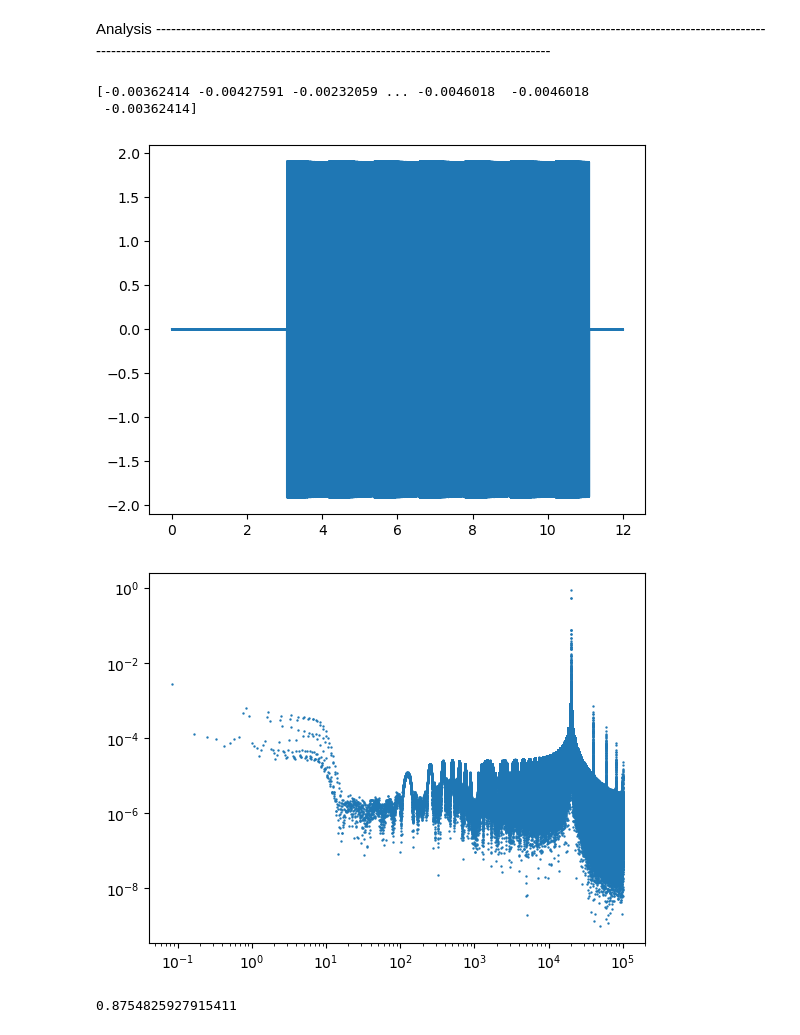
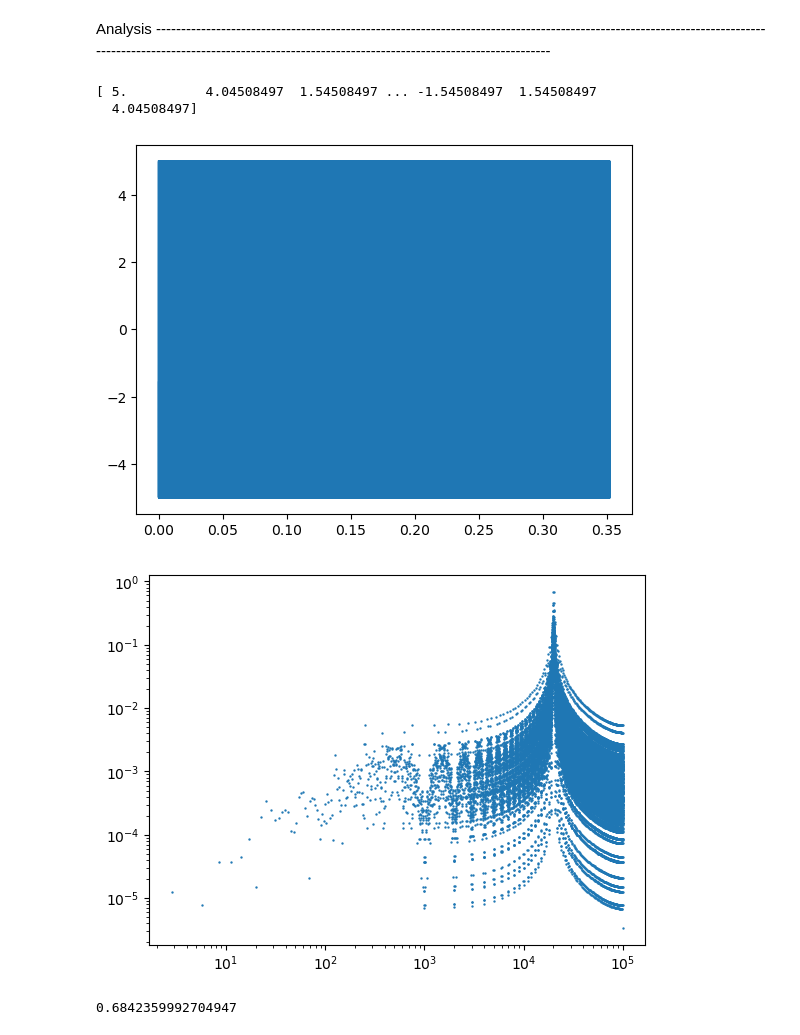
Before and after one commit to TapWhite/PE3, a Jupyter notebook: Code.ipynb, the cells around one changed output. Saved outputs shown, nothing was run; the diff lists cells and outputs as text; code cells hidden in the pictures.

```diff
--- a/Code.ipynb
+++ b/Code.ipynb
@@ -129,11 +150,12 @@ duration = 1
 readChannels = 'AI0'
 WriteChannels = 'AO0'
 filename = 'Test'
-message = "The quick brown fox jumps over the lazy dog."
-PREAMBLE_BITS = [0,0,0,0,0,0,1,0]*5
+message = "Omer je bent kankernigger"
+PREAMBLE_BITS = [0,0,0,0,0,0,1,0]*10
+POSTAMBLE_BITS = [0,0,0,0,0,0,1,1]*10
 delay = 0.1
 N_bits_to_plot = 8
 N_words_to_plot = 1
 carrier_freq = 20e3
-bit_rate = 1000
+bit_rate = 20000
 # %%
@@ -201,29 +345,29 @@ Reading Code End----------------------------------------------------------------
 Analysis ---------------------------------------------------------------------------------------------------------------------------------------------------------------------------------------------------------------------
 # %%
 
-data = np.load(f'data/{filename}.npz')
-time_array = data['time']
-voltage_out = data['voltage']
-print(voltage_out)
 
-plt.plot(time_array, voltage_out)
+received_signal = received_signal_sliced
+print(received_signal )
+
+plt.plot(time_array_new, received_signal )
 plt.show()
 
 # Make hanning window for spectral leackage
-hanning_window = np.hanning(len(voltage_out))
+
+hanning_window = np.hanning(len(received_signal ))
 
 # Apply the window to the signal
-AI0_voltage = AI0_voltage * hanning_window
-freqs, fft_values = daq.performRFFT(AI0_voltage, samplerate)
+received_signal = received_signal  * hanning_window
+freqs, fft_values = daq.performRFFT(received_signal , samplerate)
 
 plt.scatter(freqs, np.abs(fft_values), s=0.5)
 plt.xscale('log')
 plt.yscale('log')
 plt.show()
 print(np.max(np.abs(fft_values)))
 # %% [output]
-[-0.00362414 -0.00427591 -0.00232059 ... -0.0046018  -0.0046018
- -0.00362414]
+[ 5.          4.04508497  1.54508497 ... -1.54508497  1.54508497
+  4.04508497]
-[figure, old version]
+[figure, new version]
-[figure, old version]
+[figure, new version]
-0.8754825927915411
+0.6842359992704947
```
Also changed, not shown: parts of 8 cells of this notebook, 1 other file.
